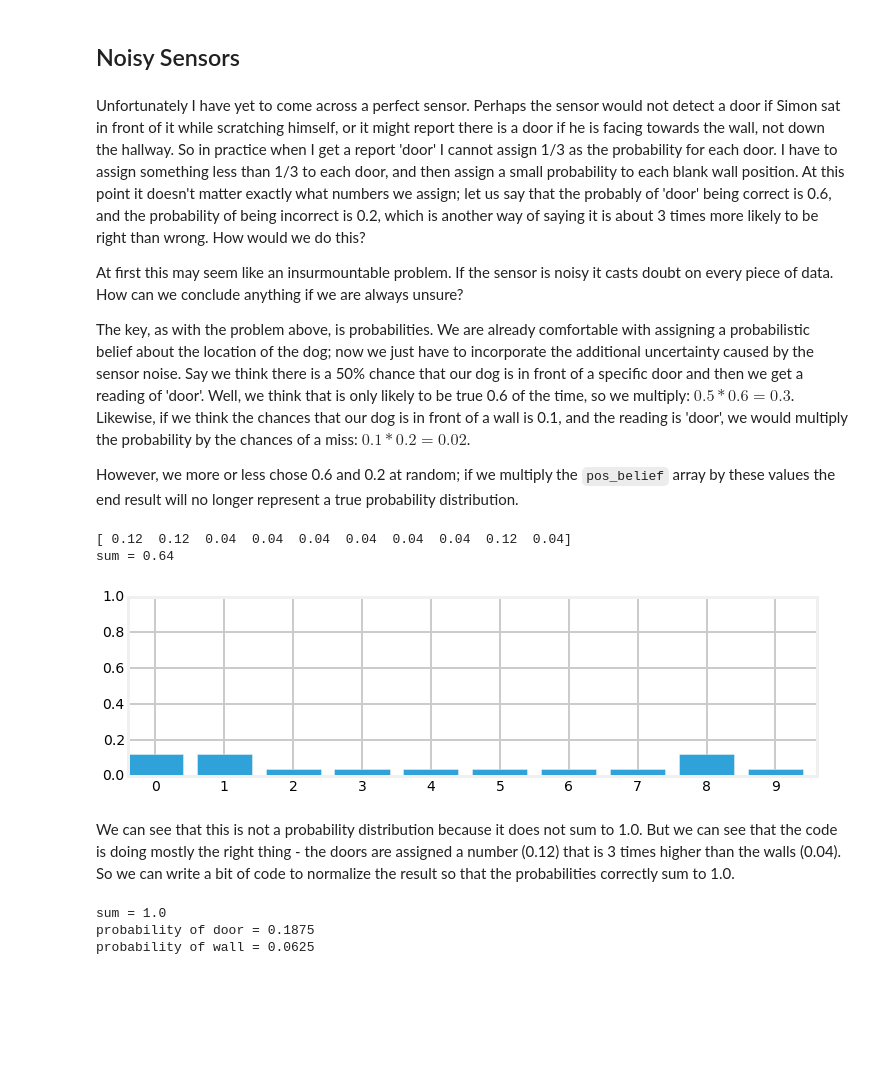
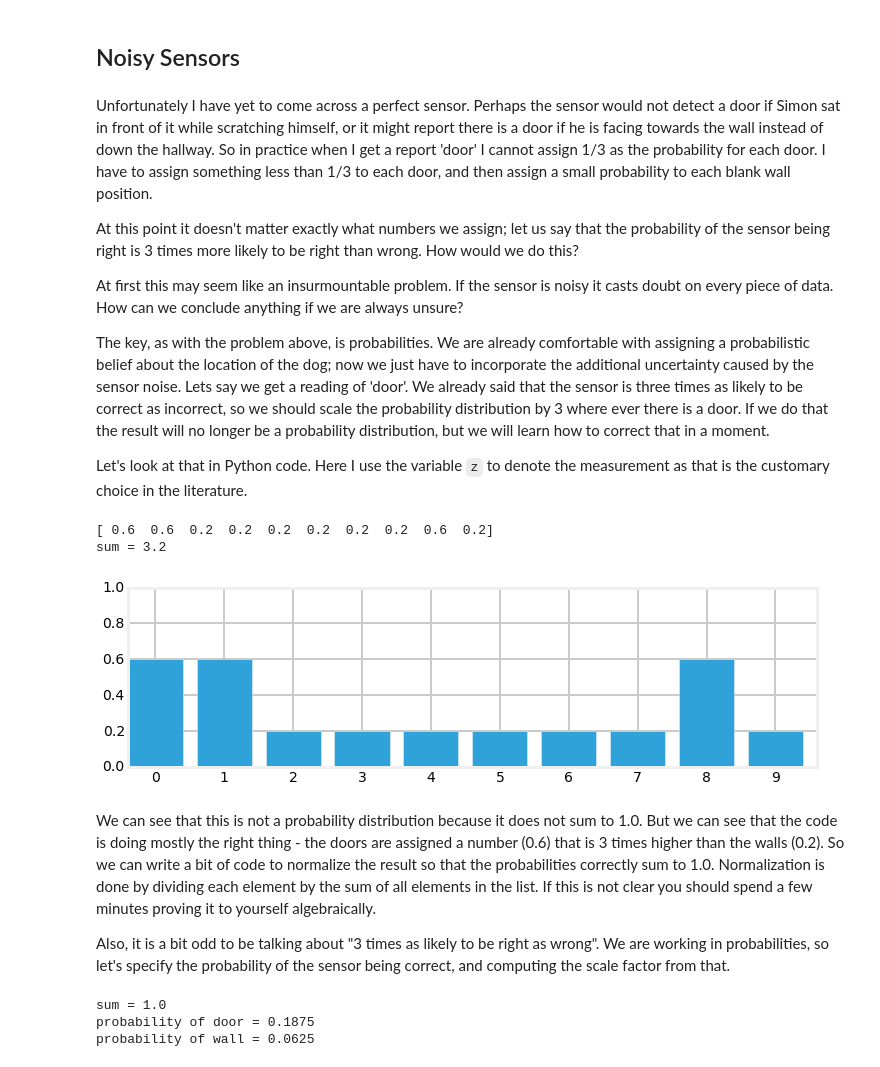
Before and after one commit to rlabbe/Kalman-and-Bayesian-Filters-in-Python, a Jupyter notebook: 02_Discrete_Bayes.ipynb, the cells around one changed output. Saved outputs shown, nothing was run; the diff lists cells and outputs as text; code cells hidden in the pictures; blank space fills up the shorter version.

```diff
--- a/02_Discrete_Bayes.ipynb
+++ b/02_Discrete_Bayes.ipynb
@@ -87,34 +86,36 @@ We could work through the code to implement this solution, but instead let us co
 # %% [markdown]
 ## Noisy Sensors
 # %% [markdown]
-Unfortunately I have yet to come across a perfect sensor. Perhaps the sensor would not detect a door if Simon sat in front of it while scratching himself, or it might report there is a door if he is facing towards the wall, not down the hallway. So in practice when I get a report 'door' I cannot assign 1/3 as the probability for each door. I have to assign something less than 1/3 to each door, and then assign a small probability to each blank wall position. At this point it doesn't matter exactly what numbers we assign; let us say that the probably of 'door' being correct is 0.6, and the probability of being incorrect is 0.2, which is another way of saying it is about 3 times more likely to be right than wrong. How would we do this?
+Unfortunately I have yet to come across a perfect sensor. Perhaps the sensor would not detect a door if Simon sat in front of it while scratching himself, or it might report there is a door if he is facing towards the wall instead of down the hallway. So in practice when I get a report 'door' I cannot assign 1/3 as the probability for each door. I have to assign something less than 1/3 to each door, and then assign a small probability to each blank wall position.
+
+At this point it doesn't matter exactly what numbers we assign; let us say that the probability of the sensor being right is 3 times more likely to be right than wrong. How would we do this?
 
 At first this may seem like an insurmountable problem. If the sensor is noisy it casts doubt on every piece of data. How can we conclude anything if we are always unsure?
 
-The key, as with the problem above, is probabilities. We are already comfortable with assigning a probabilistic belief about the location of the dog; now we just have to incorporate the additional uncertainty caused by the sensor noise. Say we think there is a 50% chance that our dog is in front of a specific door and then we get a reading of 'door'. Well, we think that is only likely to be true 0.6 of the time, so we multiply: $0.5 * 0.6= 0.3$. Likewise, if we think the chances that our dog is in front of a wall is 0.1, and the reading is 'door', we would multiply the probability by the chances of a miss: $0.1 * 0.2 = 0.02$.
+The key, as with the problem above, is probabilities. We are already comfortable with assigning a probabilistic belief about the location of the dog; now we just have to incorporate the additional uncertainty caused by the sensor noise. Lets say we get a reading of 'door'. We already said that the sensor is three times as likely to be correct as incorrect, so we should scale the probability distribution by 3 where ever there is a door. If we do that the result will no longer be a probability distribution, but we will learn how to correct that in a moment.
 
-However, we more or less chose 0.6 and 0.2 at random; if we multiply the `pos_belief` array by these values the end result will no longer represent a true probability distribution.
+Let's look at that in Python code. Here I use the variable `z` to denote the measurement as that is the customary choice in the literature.
 # %%
-def update(map_, belief, z, p_hit, p_miss):
+def update(map_, belief, z, correct_scale):
     for i, val in enumerate(map_):
         if val == z:
-            belief[i] *= p_hit
-        else:
-            belief[i] *= p_miss
+            belief[i] *= correct_scale
 
 pos_belief = np.array([0.2] * 10)
 reading = 1 # 1 is 'door'
-update(hallway, pos_belief, 1, .6, .2)
+update(hallway, pos_belief, z=1, correct_scale=3.)
 
 print(pos_belief)
 print('sum =', sum(pos_belief))
 bp.bar_plot(pos_belief)
 # %% [output]
-[ 0.12  0.12  0.04  0.04  0.04  0.04  0.04  0.04  0.12  0.04]
-sum = 0.64
+[ 0.6  0.6  0.2  0.2  0.2  0.2  0.2  0.2  0.6  0.2]
+sum = 3.2
-[figure, old version]
+[figure, new version]
 # %% [markdown]
-We can see that this is not a probability distribution because it does not sum to 1.0. But we can see that the code is doing mostly the right thing - the doors are assigned a number (0.12) that is 3 times higher than the walls (0.04). So we can write a bit of code to normalize the result so that the probabilities correctly sum to 1.0.
+We can see that this is not a probability distribution because it does not sum to 1.0. But we can see that the code is doing mostly the right thing - the doors are assigned a number (0.6) that is 3 times higher than the walls (0.2). So we can write a bit of code to normalize the result so that the probabilities correctly sum to 1.0. Normalization is done by dividing each element by the sum of all elements in the list. If this is not clear you should spend a few minutes proving it to yourself algebraically.
+
+Also, it is a bit odd to be talking about "3 times as likely to be right as wrong". We are working in probabilities, so let's specify the probability of the sensor being correct, and computing the scale factor from that.
 # %%
 def normalize(prob_dist):
     """ Normalize probability distribution"""
```
Also changed, not shown: parts of 27 cells of this notebook, 1 other file.
